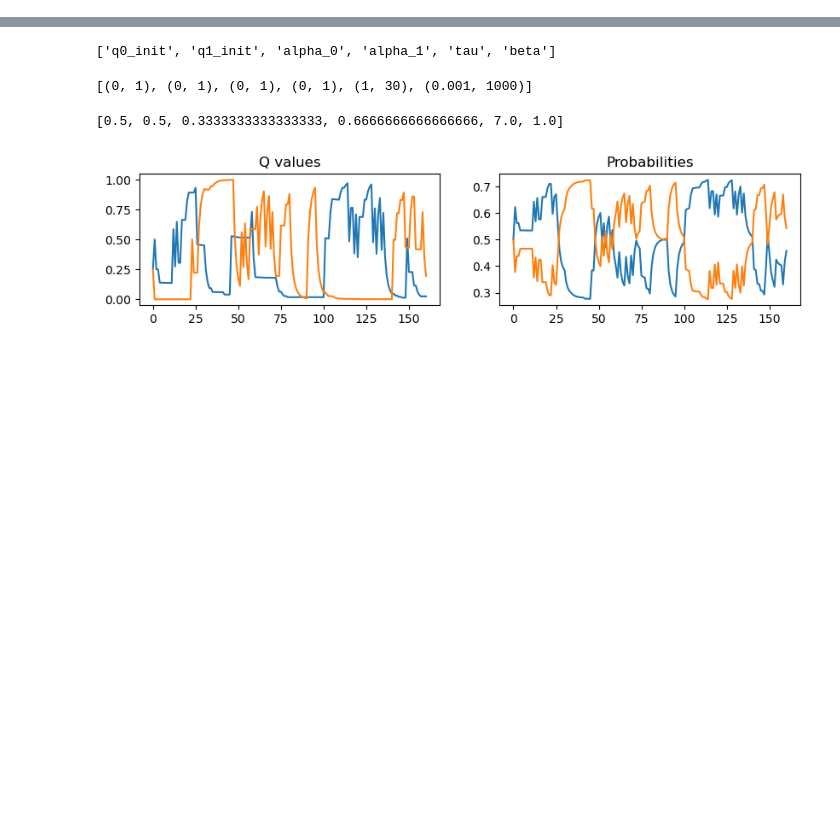
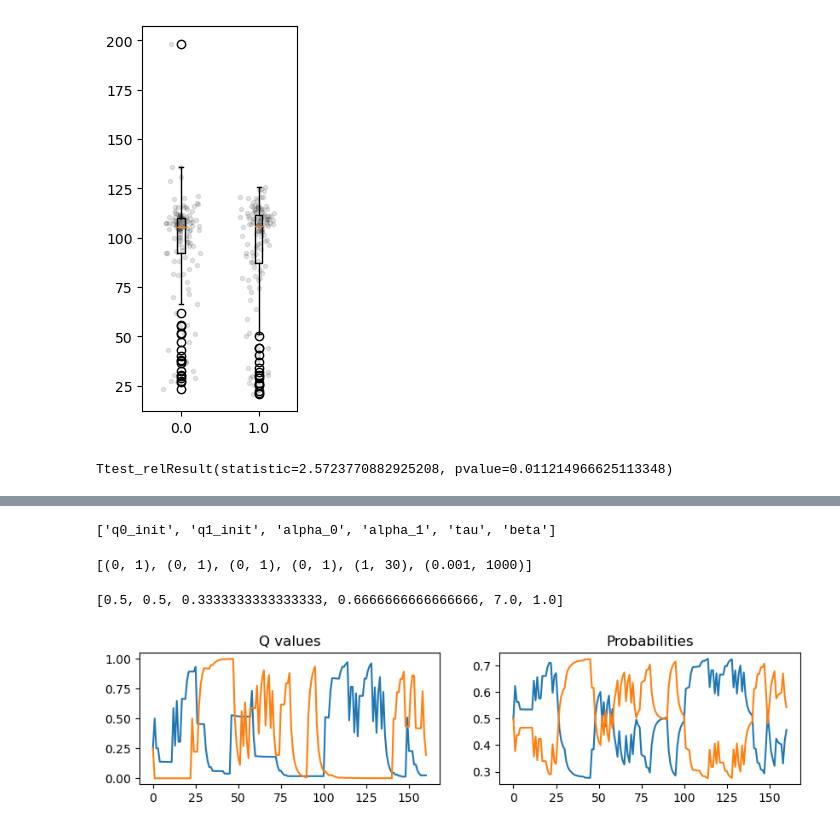
Before and after one commit to neurorishika/pyGORL, a Jupyter notebook: q_learning_global.ipynb, the cells around one changed output, grey strips where cells are left out. Saved outputs shown, nothing was run; the diff lists cells and outputs as text; code cells hidden in the pictures; blank space fills up the shorter version.

```diff
--- a/q_learning_global.ipynb
+++ b/q_learning_global.ipynb
@@ -20 +18,34 @@ results = pickle.load(open('QL_loocv_shgo.pkl','rb'))
+# %%
+fig, ax = plt.subplots(1,1, figsize=(2,5))
+
+results = pickle.load(open('QL_loocv_shgo.pkl','rb'))
+model = QLearning()
+train_scores1 = np.array([res.fun for res in results])
+test_scores1 = np.array([model.nll(res.x, choices_full[i:i+1], rewards_full[i:i+1]) for i, res in enumerate(results)])
+N = len(test_scores1)
+# plot as strip plot
+# plt.plot(0.0*np.ones(N)+0.1*np.random.randn(N),train_scores/131,'ko',alpha=0.1)
+# plt.boxplot(train_scores/131, positions=[0.0], widths=0.1)
+plt.plot(0.0*np.ones(N)+0.1*np.random.randn(N),test_scores1,'k.',alpha=0.1)
+plt.boxplot(test_scores1, positions=[0.0], widths=0.1)
+
+results = pickle.load(open('Het2QL_loocv_dego.pkl','rb'))
+model = HetQLearning(2)
+train_scores2 = np.array([res.fun for res in results])
+test_scores2 = np.array([model.nll(res.x, choices_full[i:i+1], rewards_full[i:i+1]) for i, res in enumerate(results)])
+N = len(test_scores2)
+# plot as strip plot
+plt.plot(1.0*np.ones(N)+0.1*np.random.randn(N),test_scores2,'k.',alpha=0.1)
+plt.boxplot(test_scores2, positions=[1.0], widths=0.1)
+
+plt.show()
+# %% [output]
+[figure, added]
+# %%
+# calculate p-value between test scores
+import scipy.stats as st
+
+st.ttest_rel(test_scores1,test_scores2)
+# %% [output]
+Ttest_relResult(statistic=2.5723770882925208, pvalue=0.011214966625113348)
 # %%
```
Also changed, not shown: parts of 4 cells of this notebook, 1 other file.
